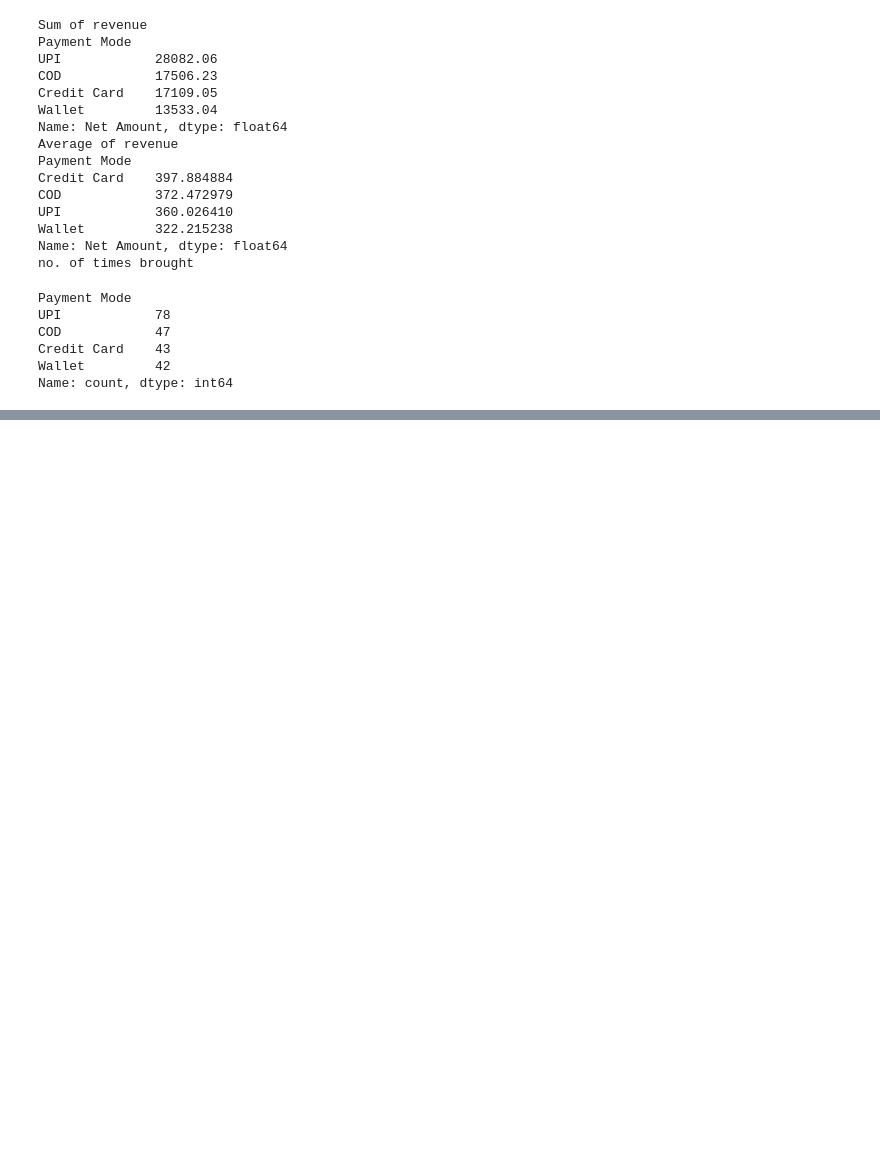
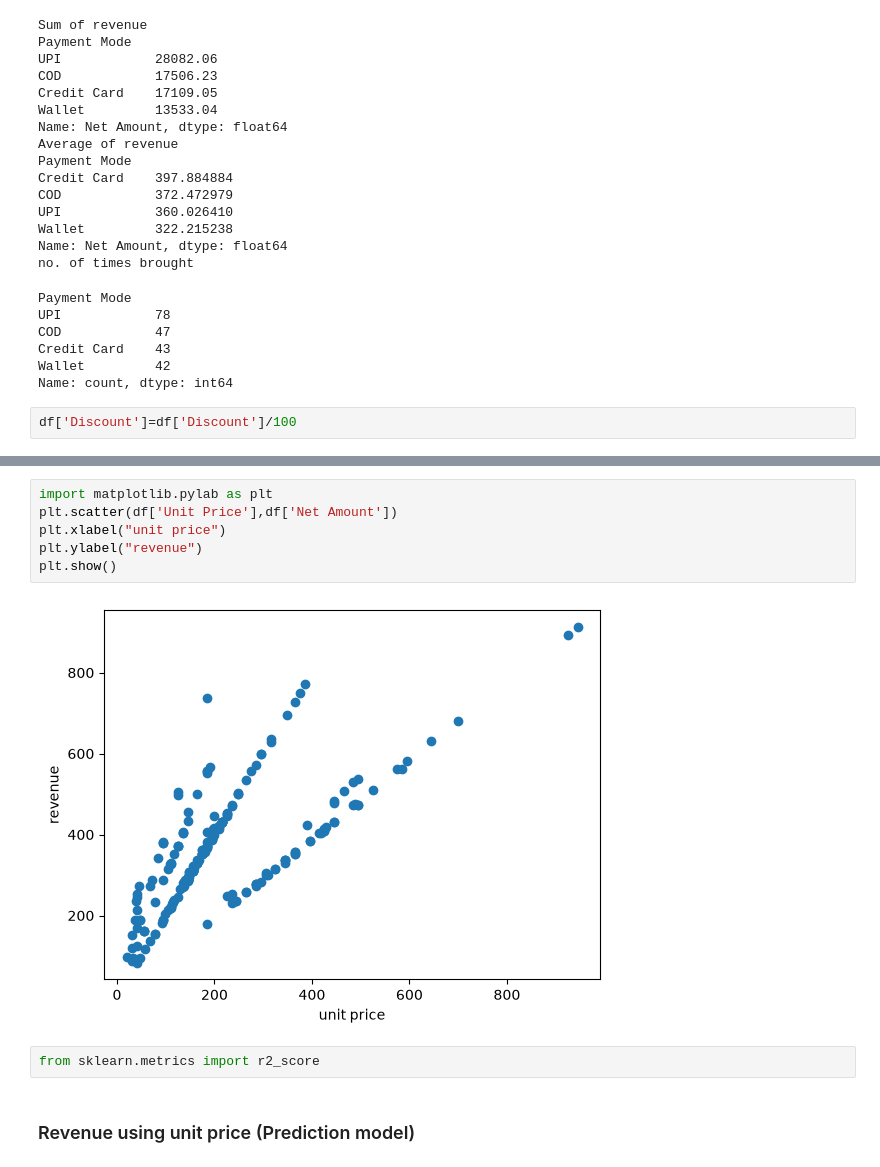
Before and after one commit to AditiShah-data/Data_analysis_scikit-learn, a Jupyter notebook: Python.ipynb, the cells around one changed output, grey strips where cells are left out. Saved outputs shown, nothing was run; the diff lists cells and outputs as text; blank space fills up the shorter version.

```diff
--- a/Python.ipynb
+++ b/Python.ipynb
@@ -293,4 +291,6 @@ COD            47
 Credit Card    43
 Wallet         42
 Name: count, dtype: int64
+# %%
+df['Discount']=df['Discount']/100
 # %% [markdown]
@@ -297,0 +309,12 @@ Name: count, dtype: int64
+# %%
+import matplotlib.pylab as plt
+plt.scatter(df['Unit Price'],df['Net Amount'])
+plt.xlabel("unit price")
+plt.ylabel("revenue")
+plt.show()
+# %% [output]
+[figure, added]
+# %%
+from sklearn.metrics import r2_score
+# %% [markdown]
+### Revenue using unit price (Prediction model)
```
Also changed, not shown: parts of 12 cells of this notebook.
